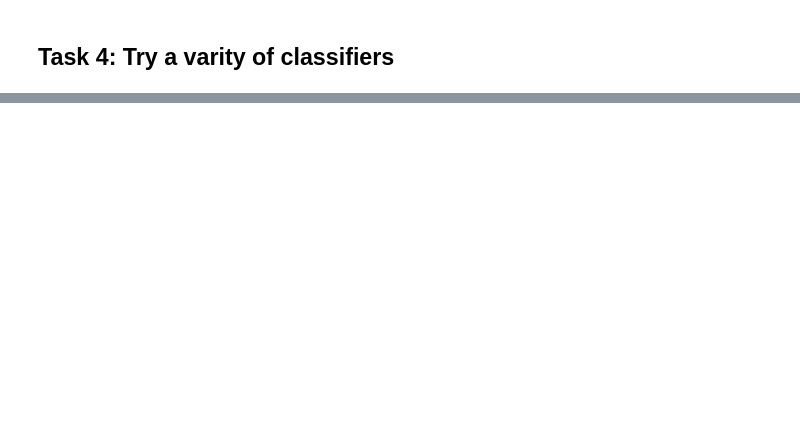
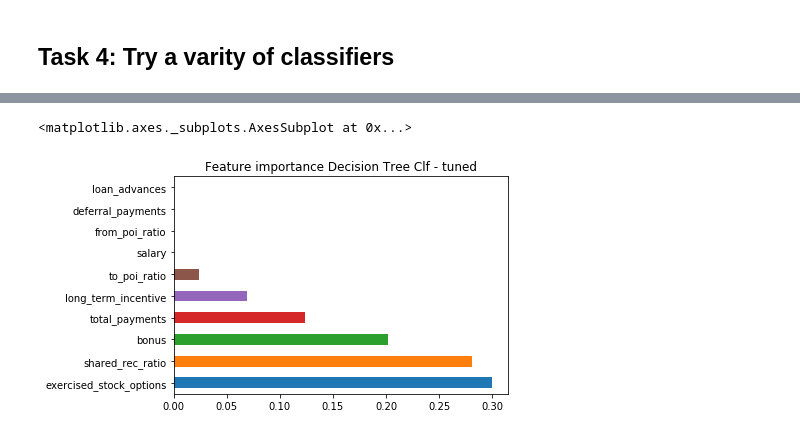
Before and after one commit to DerRuffi/Udacity_ML, a Jupyter notebook: final_project/poi_id.ipynb, the cells around one changed output, grey strips where cells are left out. Cells and saved outputs as stored; diff of their text form; code cells hidden in the pictures; blank space fills up the shorter version.

```diff
--- a/final_project/poi_id.ipynb
+++ b/final_project/poi_id.ipynb
@@ -202,12 +316,14 @@ accuracy score RF: 0.84
 
 # Example starting point. Try investigating other evaluation techniques!
 
-features_train, features_test, labels_train, labels_test = \
-    train_test_split(features, labels, test_size=0.3, random_state=42)
+clf = DecisionTreeClassifier(max_depth=None,min_samples_split=2,max_features=8,random_state=2)
+clf.fit(features_train,labels_train)
+score = clf.score(features_test,labels_test)
+pred = clf.predict(features_test)
+accuracy = accuracy_score(labels_test, pred)
+prec = precision_score(labels_test, pred)
+recall = recall_score(labels_test, pred)
+print "DTC accuracy score:","%.2f" % round(accuracy,3) , "precision:","%.2f" % round(prec,3), "recall:","%.2f" % round(recall,3)
 
-### Task 6: Dump your classifier, dataset, and features_list so anyone can
-### check your results. You do not need to change anything below, but make sure
-### that the version of poi_id.py that you submit can be run on its own and
-### generates the necessary .pkl files for validating your results.
 
-dump_classifier_and_data(clf, my_dataset, features_list)
+print confusion_matrix(labels_test, pred)
@@ -213,0 +342,7 @@ dump_classifier_and_data(clf, my_dataset, features_list)
+# %%
+(pd.Series(clf.feature_importances_, index=features_train.columns)
+   .nlargest(10)
+   .plot(kind='barh',title="Feature importance Decision Tree Clf - tuned"))
+# %% [output]
+<matplotlib.axes._subplots.AxesSubplot at 0x...>
+[figure, added]
```
Also changed, not shown: parts of 37 cells of this notebook.
